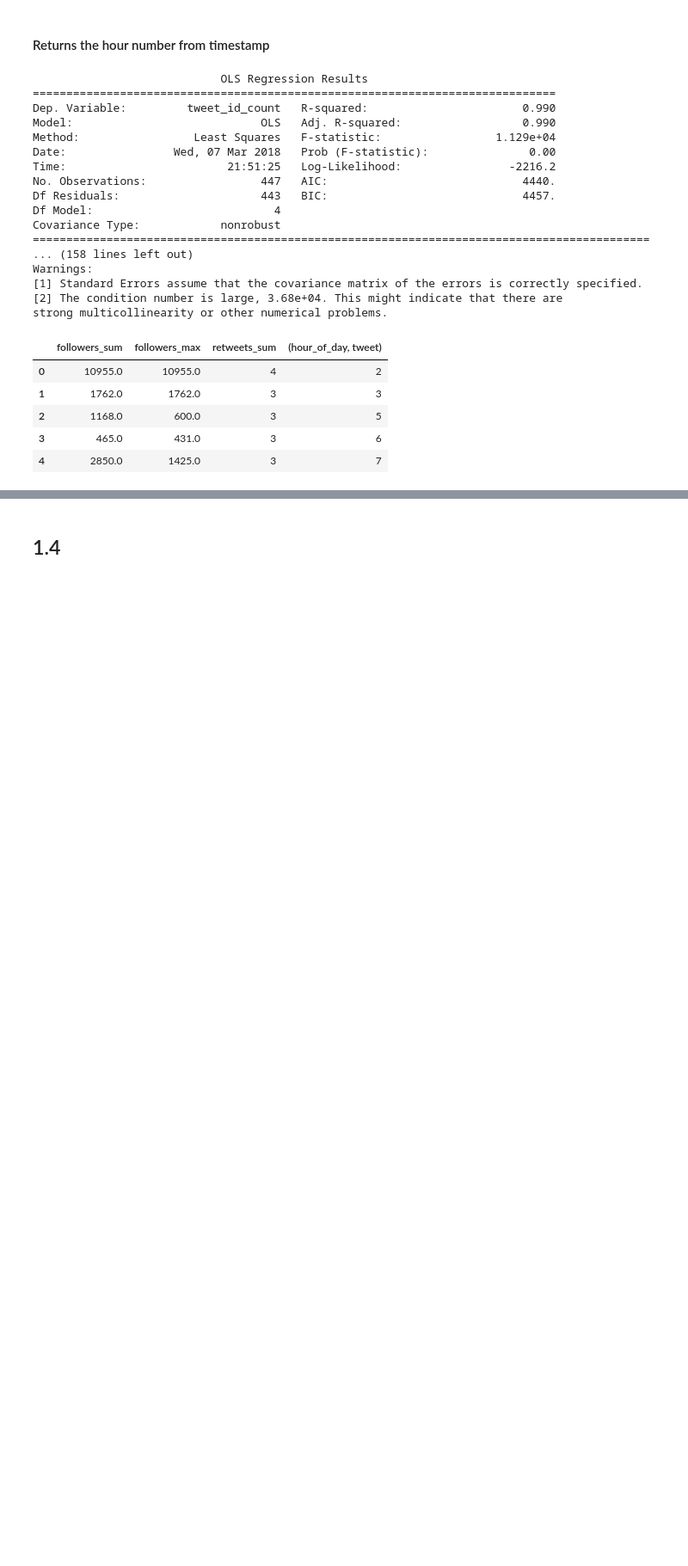
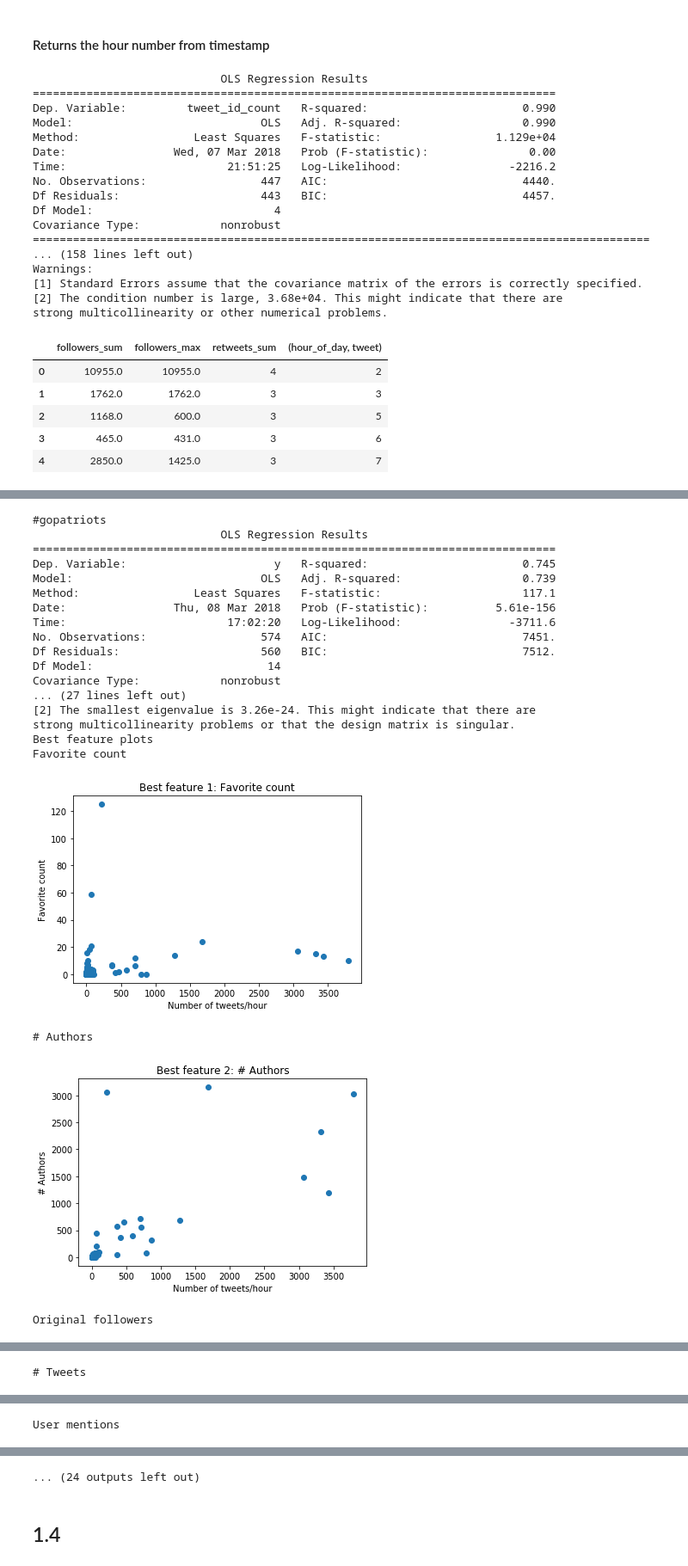
Before and after one commit to TSatyaVasanthReddy/TwitterPopularityPrediction, a Jupyter notebook: Project5_MB.ipynb, the cells around one changed output, grey strips where cells are left out. Shown: that part at 86% size. Saved outputs shown, nothing was run; the diff lists cells and outputs as text; code cells hidden in the pictures; blank space fills up the shorter version.

```diff
--- a/Project5_MB.ipynb
+++ b/Project5_MB.ipynb
@@ -288,24 +292,19 @@ df_map['#gopatriots'].head()
 # %%
-def plot_func(result):
+def plot_func(X, Y, result):
     best_features = result.pvalues.argsort()[:3]
     print("Best feature plots")
     i = 1
     for index in best_features:
-        print(df_columns[index])
-        plt.title("Best feature "+str(i)+": "+str(df_columns[index]))
+        print(feature_names[index])
+        plt.title("Best feature "+str(i)+": "+str(feature_names[index]))
         plt.xlabel("Number of tweets/hour")
-        plt.ylabel(df_columns[index])
+        plt.ylabel(feature_names[index])
         plt.scatter(Y, X[:, index])
         plt.show()
         i+=1
 # %%
-X_map = {}
-Y_map = {}
-n_features = 15
-#hashtags = ['#gopatriots']
-for hashtag in hashtags:
-    df = df_map[hashtag].copy()
-    df['timestamp'] = df['timestamp'].apply(lambda x:getDate(x) )
+def getXY(df):
+    df['timestamp'] = df['timestamp'].apply(lambda x:getDate(x))
     time_series = df.groupby(pd.Grouper(key='timestamp', freq='3600s'))
     time_groups = time_series.groups
     X = np.zeros((len(time_groups), n_features))
@@ -330,12 +329,4 @@ for hashtag in hashtags:
         X[i,14] = interval.hour
 
         Y[i] = group.tweet_id.nunique()
-
-    X = np.nan_to_num(X[:-1])
-    Y = Y[1:]
-
-    stats_api.add_constant(X)
-    result = stats_api.OLS(Y, X).fit()
-    print(hashtag)
-    print(result.summary())
-    plot_func(result)
+    return X, Y
@@ -387,0 +333,37 @@ peak
+# %%
+n_features = 15
+#hashtags = ['#gopatriots']
+for hashtag in hashtags:
+    df = df_map[hashtag].copy()
+    X, Y = getXY(df)
+
+    X = np.nan_to_num(X[:-1])
+    Y = Y[1:]
+
+    stats_api.add_constant(X)
+    result = stats_api.OLS(Y, X).fit()
+    print(hashtag)
+    print(result.summary())
+    plot_func(X, Y, result)
+# %% [output]
+#gopatriots
+                            OLS Regression Results
+==============================================================================
+Dep. Variable:                      y   R-squared:                       0.745
+Model:                            OLS   Adj. R-squared:                  0.739
+Method:                 Least Squares   F-statistic:                     117.1
+Date:                Thu, 08 Mar 2018   Prob (F-statistic):          5.61e-156
+Time:                        17:02:20   Log-Likelihood:                -3711.6
+No. Observations:                 574   AIC:                             7451.
+Df Residuals:                     560   BIC:                             7512.
+Df Model:                          14
+Covariance Type:            nonrobust
+... (27 lines left out)
+[2] The smallest eigenvalue is 3.26e-24. This might indicate that there are
+strong multicollinearity problems or that the design matrix is singular.
+Best feature plots
+Favorite count
+[figure, added]
+# Authors
+[figure, added]
+Original followers
@@ -387,0 +389 @@ peak
+# Tweets
@@ -387,0 +391 @@ peak
+User mentions
@@ -388,2 +393,3 @@ peak
+... (24 outputs left out)
 # %% [markdown]
 <h2>1.4</h2>
```
Also changed, not shown: parts of 4 cells of this notebook.
